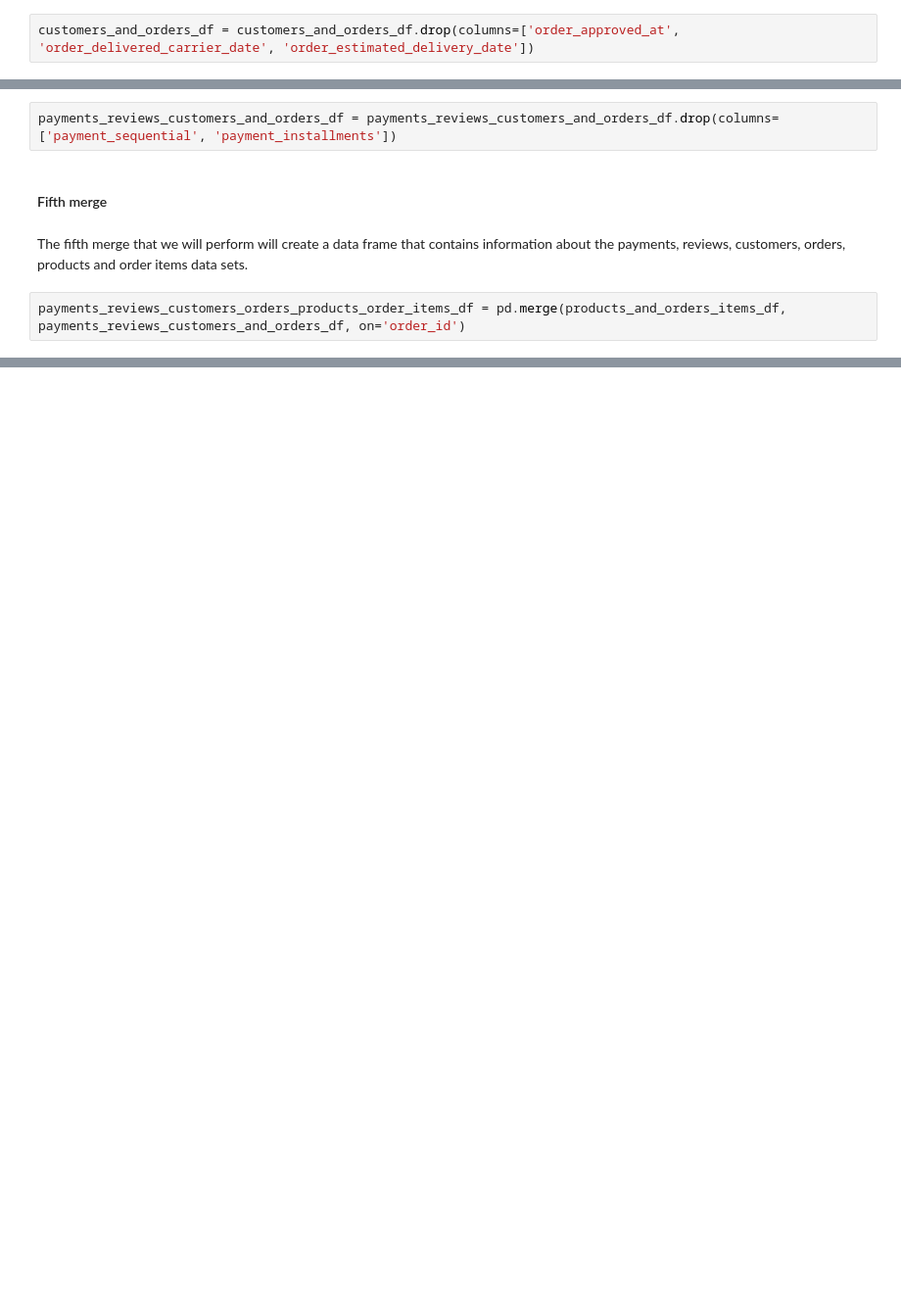
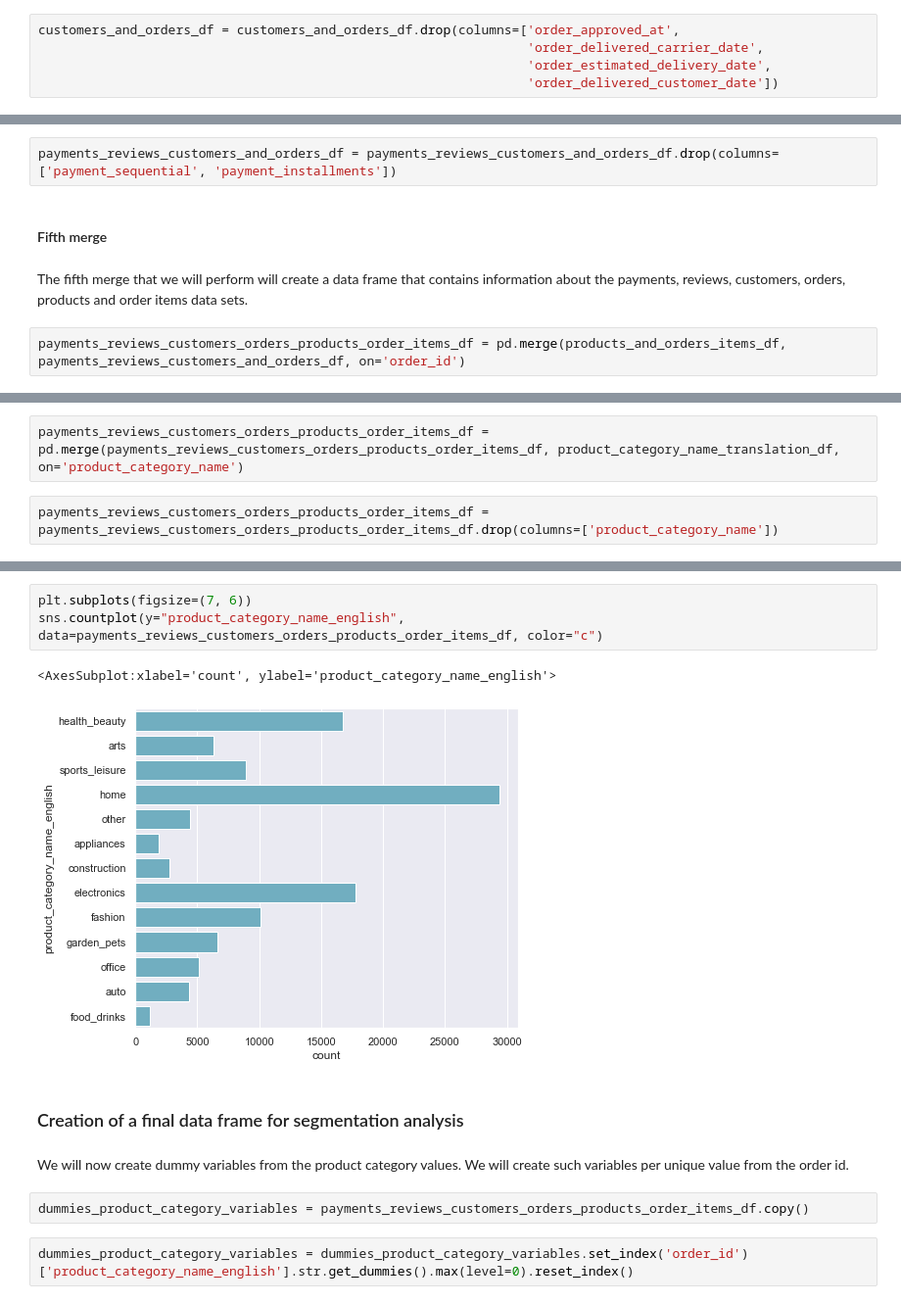
Before and after one commit to MariaDBPerez/clients_segmentation, a Jupyter notebook: project_5.ipynb, the cells around one changed output, grey strips where cells are left out. Shown: that part at 98% size. Cells and saved outputs as stored; diff of their text form; blank space fills up the shorter version.

Commit message:
creation of product category dummies

```diff
--- a/project_5.ipynb
+++ b/project_5.ipynb
@@ -458,7 +458,10 @@ memory usage: 9.9+ MB
 # %% [markdown]
 We will eliminate the some of the columns.
 # %%
-customers_and_orders_df = customers_and_orders_df.drop(columns=['order_approved_at', 'order_delivered_carrier_date', 'order_estimated_delivery_date'])
+customers_and_orders_df = customers_and_orders_df.drop(columns=['order_approved_at',
+                                                                'order_delivered_carrier_date',
+                                                                'order_estimated_delivery_date',
+                                                                'order_delivered_customer_date'])
 # %% [markdown]
 #### Third merge
 # %% [markdown]
@@ -625,0 +619,4 @@ payments_reviews_customers_orders_products_order_items_df[payments_reviews_custo
+# %%
+payments_reviews_customers_orders_products_order_items_df = pd.merge(payments_reviews_customers_orders_products_order_items_df, product_category_name_translation_df, on='product_category_name')
+# %%
+payments_reviews_customers_orders_products_order_items_df = payments_reviews_customers_orders_products_order_items_df.drop(columns=['product_category_name'])
@@ -625,0 +739,14 @@ payments_reviews_customers_orders_products_order_items_df[payments_reviews_custo
+# %%
+plt.subplots(figsize=(7, 6))
+sns.countplot(y="product_category_name_english", data=payments_reviews_customers_orders_products_order_items_df, color="c")
+# %% [output]
+<AxesSubplot:xlabel='count', ylabel='product_category_name_english'>
+[figure, added]
+# %% [markdown]
+### Creation of a final data frame for segmentation analysis
+# %% [markdown]
+We will now create dummy variables from the product category values. We will create such variables per unique value from the order id.
+# %%
+dummies_product_category_variables = payments_reviews_customers_orders_products_order_items_df.copy()
+# %%
+dummies_product_category_variables = dummies_product_category_variables.set_index('order_id')['product_category_name_english'].str.get_dummies().max(level=0).reset_index()
```
Also changed, not shown: parts of 21 cells of this notebook.
